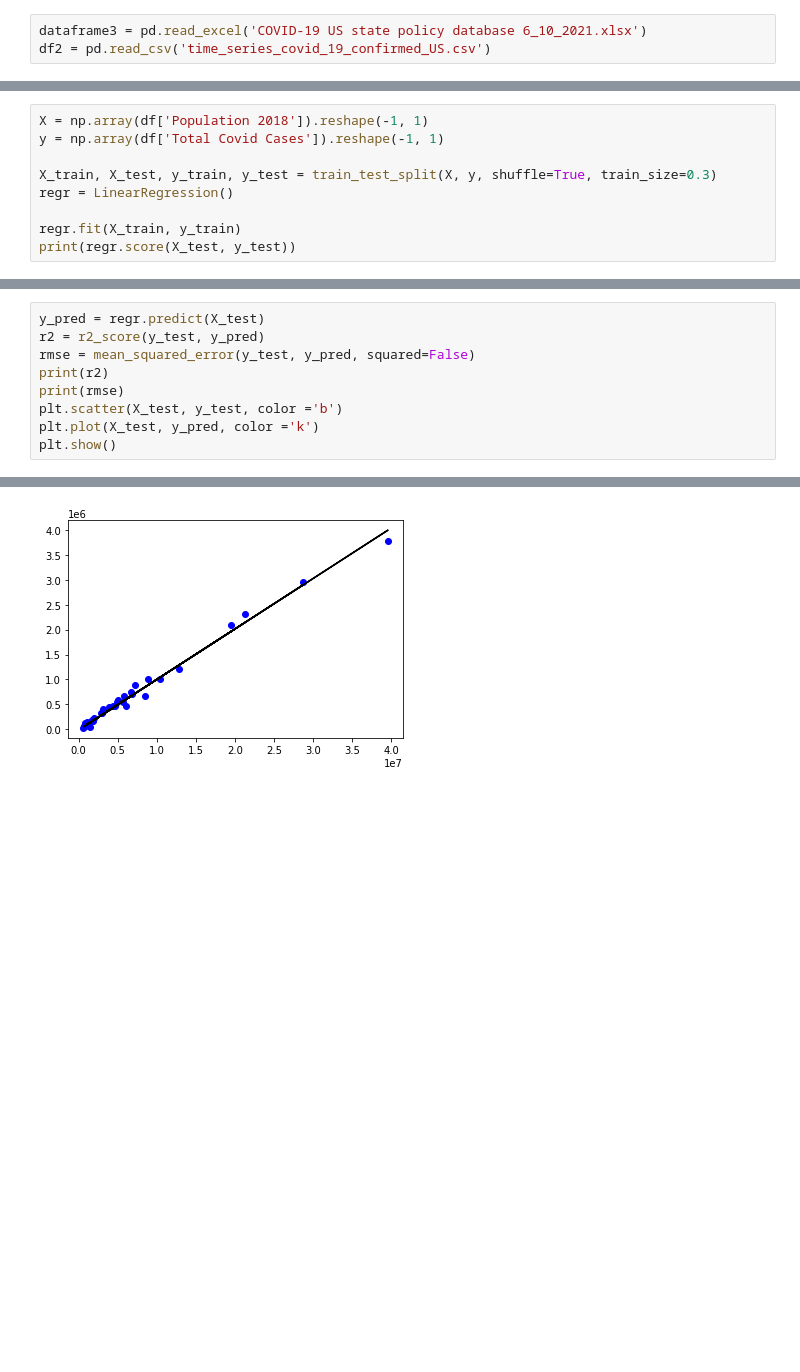
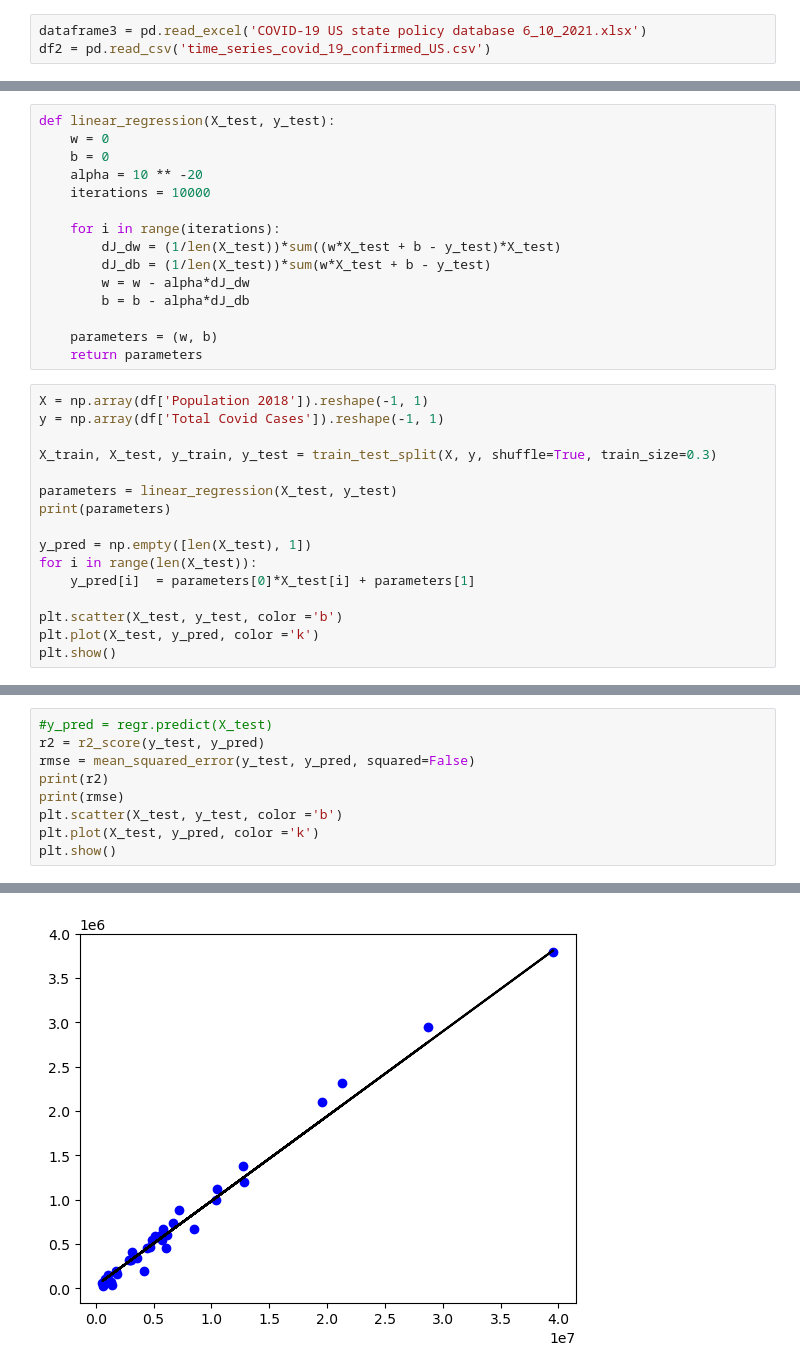
Before and after one commit to rupav02/AI_Project, a Jupyter notebook: Regression Algorithm.ipynb, the cells around one changed output, grey strips where cells are left out. Cells and saved outputs as stored; diff of their text form; blank space fills up the shorter version.

Commit message:
Linear Regression Method Added

```diff
--- a/Regression Algorithm.ipynb
+++ b/Regression Algorithm.ipynb
@@ -38,10 +38,32 @@ sns.lmplot(x ="Population 2018", y ="Total Covid Cases", data = df, order = 2, c
+# %%
+def linear_regression(X_test, y_test):
+    w = 0
+    b = 0
+    alpha = 10 ** -20
+    iterations = 10000
+
+    for i in range(iterations):
+        dJ_dw = (1/len(X_test))*sum((w*X_test + b - y_test)*X_test)
+        dJ_db = (1/len(X_test))*sum(w*X_test + b - y_test)
+        w = w - alpha*dJ_dw
+        b = b - alpha*dJ_db
+
+    parameters = (w, b)
+    return parameters
 # %%
 X = np.array(df['Population 2018']).reshape(-1, 1)
 y = np.array(df['Total Covid Cases']).reshape(-1, 1)
 
 X_train, X_test, y_train, y_test = train_test_split(X, y, shuffle=True, train_size=0.3)
-regr = LinearRegression()
 
-regr.fit(X_train, y_train)
-print(regr.score(X_test, y_test))
+parameters = linear_regression(X_test, y_test)
+print(parameters)
+
+y_pred = np.empty([len(X_test), 1])
+for i in range(len(X_test)):
+    y_pred[i]  = parameters[0]*X_test[i] + parameters[1]
+
+plt.scatter(X_test, y_test, color ='b')
+plt.plot(X_test, y_pred, color ='k')
+plt.show()
 # %% [output]
@@ -49,5 +72,5 @@ print(regr.score(X_test, y_test))
 # %%
-y_pred = regr.predict(X_test)
+#y_pred = regr.predict(X_test)
 r2 = r2_score(y_test, y_pred)
 rmse = mean_squared_error(y_test, y_pred, squared=False)
 print(r2)
@@ -61 +84 @@ plt.show()
-[figure, old version]
+[figure, new version]
```
Also changed, not shown: parts of 4 cells of this notebook.
